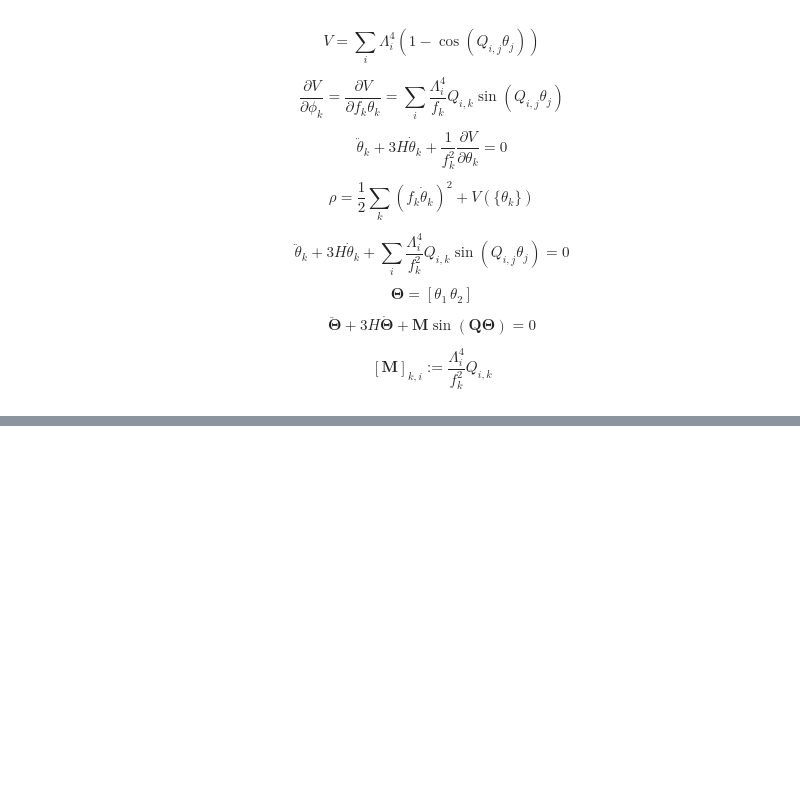
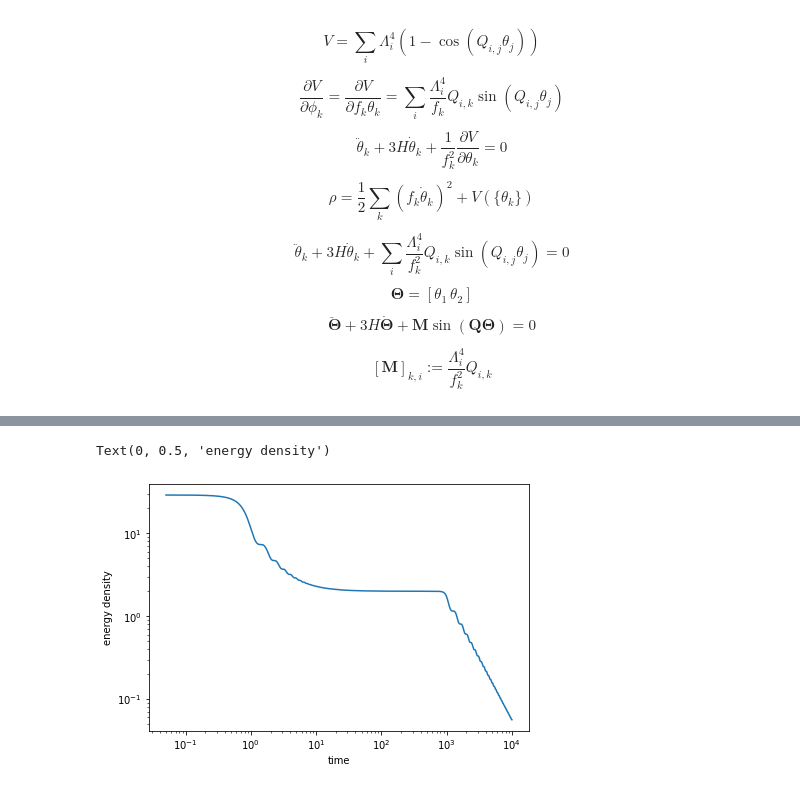
Before and after one commit to anna-jana/masters-project, a Jupyter notebook: experiments/two_field_dynamics_experiment_cosine.ipynb, the cells around one changed output, grey strips where cells are left out. Saved outputs shown, nothing was run; the diff lists cells and outputs as text; code cells hidden in the pictures; blank space fills up the shorter version.

```diff
--- a/experiments/two_field_dynamics_experiment_cosine.ipynb
+++ b/experiments/two_field_dynamics_experiment_cosine.ipynb
@@ -128,0 +124,9 @@ sim(theta0s, f, Lambda, Q, time=1e4, nsamples=1000)
+# %%
+fig, ax = plt.subplots(constrained_layout=True)
+rho = np.array([ calc_energy(x, f, Lambda, Q) for x in u.T ])
+ax.loglog(ts, rho)
+ax.set_xlabel("time")
+ax.set_ylabel("energy density")
+# %% [output]
+Text(0, 0.5, 'energy density')
+[figure, added]
```
Also changed, not shown: parts of 9 cells of this notebook.
